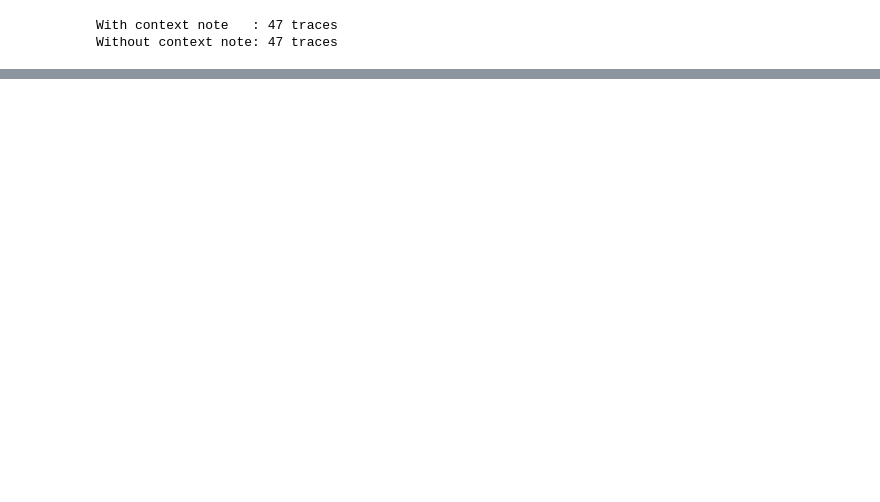
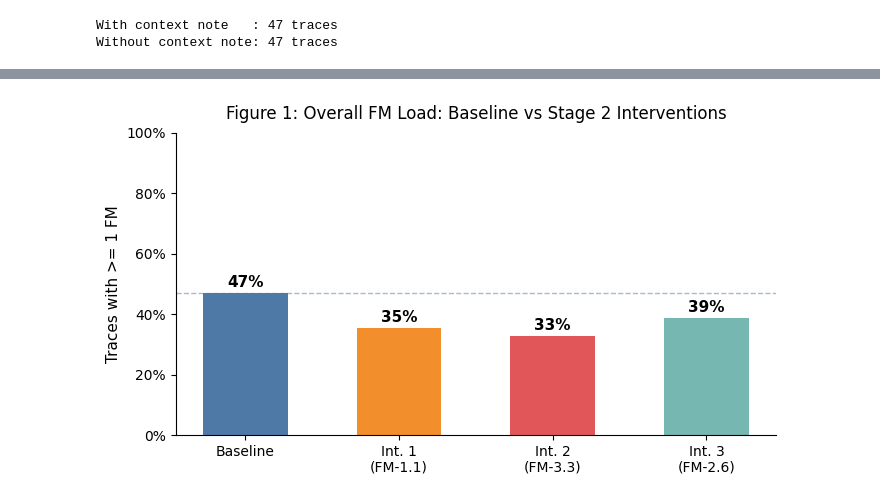
Before and after one commit to uagarwal123/IKEA_MAST_thesis, a Jupyter notebook: Bram/AG2/analysis/statistical_analysis.ipynb, the cells around one changed output, grey strips where cells are left out. Drawn from its saved outputs; the diff is of its cells as text; code cells hidden in the pictures; blank space fills up the shorter version.

Commit message:
add figures

```diff
--- a/Bram/AG2/analysis/statistical_analysis.ipynb
+++ b/Bram/AG2/analysis/statistical_analysis.ipynb
@@ -795,0 +833,37 @@ Table 1 — FM prevalence: Baseline vs Stage 3 (no context) (n = 47 paired tasks
+# %%
+import matplotlib.pyplot as plt
+
+runs_fig1 = [
+    ('Baseline',                       df_base),
+    ('Int. 1\n(FM-1.1)',     load_run(INTERVENTIONS[1][1], 'int_1.1')),
+    ('Int. 2\n(FM-3.3)',      load_run(INTERVENTIONS[2][1], 'int_3.3')),
+    ('Int. 3\n(FM-2.6)', load_run(INTERVENTIONS[0][1], 'int_2.6')),
+]
+
+labels   = [r[0] for r in runs_fig1]
+fm_loads = [r[1][FM_CODES].any(axis=1).mean() for r in runs_fig1]
+
+fig, ax = plt.subplots(figsize=(7, 4))
+colors = ['#4e79a7', '#f28e2b', '#e15759', '#76b7b2']
+bars = ax.bar(labels, fm_loads, color=colors, width=0.55)
+
+for bar, val in zip(bars, fm_loads):
+    ax.text(
+        bar.get_x() + bar.get_width() / 2,
+        bar.get_height() + 0.01,
+        f'{val:.0%}',
+        ha='center', va='bottom', fontsize=11, fontweight='bold',
+    )
+
+ax.set_ylabel('Traces with >= 1 FM', fontsize=11)
+ax.set_title('Figure 1: Overall FM Load: Baseline vs Stage 2 Interventions', fontsize=12, pad=10)
+ax.set_ylim(0, 1.0)
+ax.yaxis.set_major_formatter(plt.FuncFormatter(lambda v, _: f'{v:.0%}'))
+ax.spines[['top', 'right']].set_visible(False)
+ax.axhline(fm_loads[0], color='#4e79a7', linewidth=1, linestyle='--', alpha=0.5)
+
+plt.tight_layout()
+plt.savefig('figure1_fm_load_stage2.png', dpi=150, bbox_inches='tight')
+plt.show()
+# %% [output]
+[figure, added]
```
Also changed, not shown: parts of 14 cells of this notebook, 31 other files.
